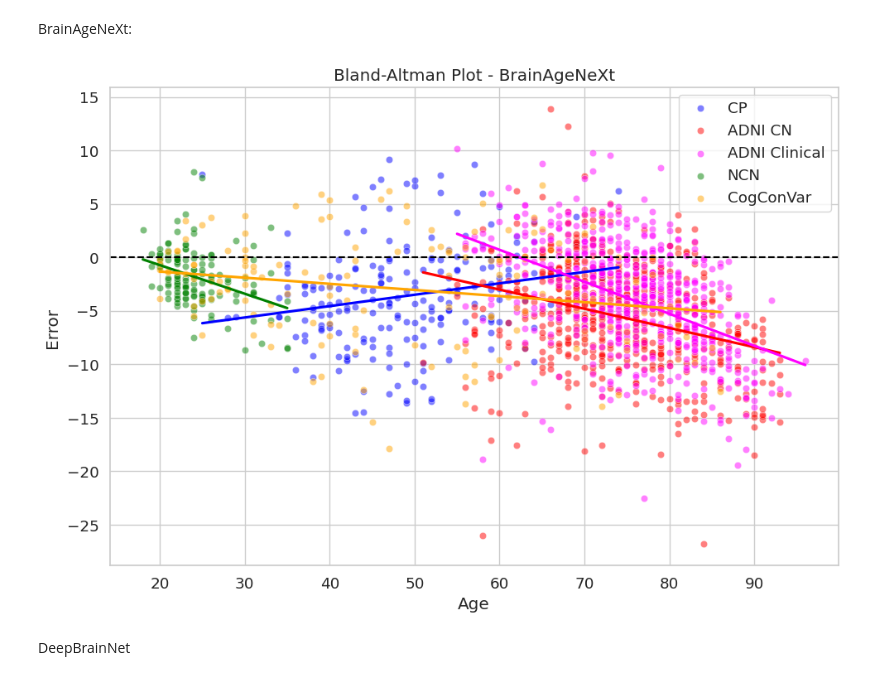
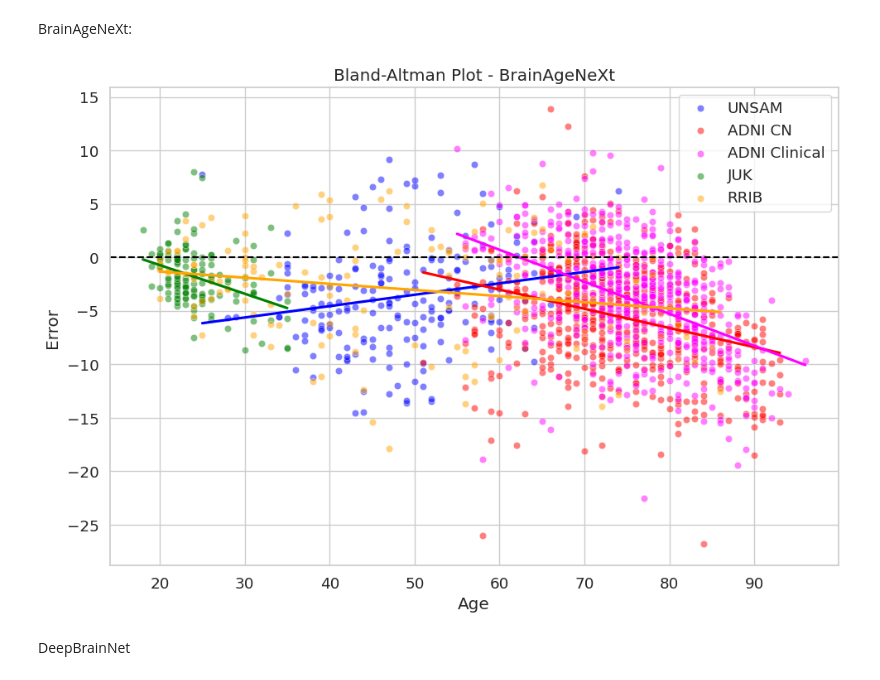
Before and after one commit to mabelzunce/brainage-models-benchmark, a Jupyter notebook: results/bland-altman.ipynb, the cells around one changed output. Cells and saved outputs as stored; diff of their text form; code cells hidden in the pictures.

```diff
--- a/results/bland-altman.ipynb
+++ b/results/bland-altman.ipynb
@@ -84,13 +84,13 @@ lower_limit_BANCogConVar = mean_diff_BANCogConVar - 1.96 * std_diff_BANCogConVar
 # %%
 # Eliminar nulos
-BAN_CP = BAN_CP.dropna(subset=['Error', 'mean'])
+BAN_UNSAM = BAN_UNSAM.dropna(subset=['Error', 'mean'])
 BAN_ADNI = BAN_ADNI.dropna(subset=['Error', 'mean'])
-BAN_NCN = BAN_NCN.dropna(subset=['Error', 'mean'])
-BAN_CogConVar = BAN_CogConVar.dropna(subset=['Error', 'mean'])
+BAN_JUK = BAN_JUK.dropna(subset=['Error', 'mean'])
+BAN_RRIB = BAN_RRIB.dropna(subset=['Error', 'mean'])
 
-# Regressión BAN_CP
-slope_BANCP, intercept_BANCP = np.polyfit(BAN_CP['Edad'], BAN_CP['Error'], 1)
-tendencia_BANCP = slope_BANCP * BAN_CP['Edad'] + intercept_BANCP
+# Regressión BAN_UNSAM
+slope_BANUNSAM, intercept_BANUNSAM = np.polyfit(BAN_UNSAM['Edad'], BAN_UNSAM['Error'], 1)
+tendencia_BANUNSAM = slope_BANUNSAM * BAN_UNSAM['Edad'] + intercept_BANUNSAM
 
 # Regressión BAN_ADNICN
 slope_BANADNICN, intercept_BANADNICN = np.polyfit(BAN_ADNI[BAN_ADNI['Group']=='CN']['Age'], BAN_ADNI[BAN_ADNI['Group']=='CN']['Error'], 1)
@@ -100,49 +100,49 @@ tendencia_BANADNICN = slope_BANADNICN * BAN_ADNI[BAN_ADNI['Group']=='CN']['Age']
 slope_BANADNIcli, intercept_BANADNIcli = np.polyfit(BAN_ADNI[BAN_ADNI['Group']!='CN']['Age'], BAN_ADNI[BAN_ADNI['Group']!='CN']['Error'], 1)
 tendencia_BANADNIcli = slope_BANADNIcli * BAN_ADNI[BAN_ADNI['Group']!='CN']['Age'] + intercept_BANADNIcli
 
-# Regressión BAN_NCN
-slope_BANNCN, intercept_BANNCN = np.polyfit(BAN_NCN['age'], BAN_NCN['Error'], 1)
-tendencia_BANNCN = slope_BANNCN * BAN_NCN['age'] + intercept_BANNCN
+# Regressión BAN_JUK
+slope_BANJUK, intercept_BANJUK = np.polyfit(BAN_JUK['age'], BAN_JUK['Error'], 1)
+tendencia_BANJUK = slope_BANJUK * BAN_JUK['age'] + intercept_BANJUK
 
-# Regressión BAN_CogConVar
-slope_BANCogConVar, intercept_BANCogConVar = np.polyfit(BAN_CogConVar['age'], BAN_CogConVar['Error'], 1)
-tendencia_BANCogConVar = slope_BANCogConVar * BAN_CogConVar['age'] + intercept_BANCogConVar
+# Regressión BAN_RRIB
+slope_BANRRIB, intercept_BANRRIB = np.polyfit(BAN_RRIB['age'], BAN_RRIB['Error'], 1)
+tendencia_BANRRIB = slope_BANRRIB * BAN_RRIB['age'] + intercept_BANRRIB
 # %%
 plt.figure(figsize=(10, 7))
 sns.set(style="whitegrid", font_scale=1.2)
 
 # --- Scatter + línea de tendencia para cada cohorte ---
-# CP
-sns.scatterplot(data=BAN_CP, x='Edad', y='Error', color='blue', label='CP', alpha=0.5)
-sns.regplot(data=BAN_CP, x='Edad', y='Error', scatter=False, color='blue', ci=None)
+# UNSAM
+sns.scatterplot(data=BAN_UNSAM, x='Edad', y='Error', color='blue', label='UNSAM', alpha=0.5)
+sns.regplot(data=BAN_UNSAM, x='Edad', y='Error', scatter=False, color='blue', ci=None)
 
 # ADNI CN
 sns.scatterplot(data=BAN_ADNI[BAN_ADNI['Group'] == 'CN'], x='Age', y='Error', color='red', label='ADNI CN', alpha=0.5)
 sns.regplot(data=BAN_ADNI[BAN_ADNI['Group'] == 'CN'], x='Age', y='Error', scatter=False, color='red', ci=None)
 
 # ADNI Clinical
 sns.scatterplot(data=BAN_ADNI[BAN_ADNI['Group'] != 'CN'], x='Age', y='Error', color='magenta', label='ADNI Clinical', alpha=0.5)
 sns.regplot(data=BAN_ADNI[BAN_ADNI['Group'] != 'CN'], x='Age', y='Error', scatter=False, color='magenta', ci=None)
 
-# NCN
-sns.scatterplot(data=BAN_NCN, x='age', y='Error', color='green', label='NCN', alpha=0.5)
-sns.regplot(data=BAN_NCN, x='age', y='Error', scatter=False, color='green', ci=None)
+# JUK
+sns.scatterplot(data=BAN_JUK, x='age', y='Error', color='green', label='JUK', alpha=0.5)
+sns.regplot(data=BAN_JUK, x='age', y='Error', scatter=False, color='green', ci=None)
 
-# CogConVar
-sns.scatterplot(data=BAN_CogConVar, x='age', y='Error', color='orange', label='CogConVar', alpha=0.5)
-sns.regplot(data=BAN_CogConVar, x='age', y='Error', scatter=False, color='orange', ci=None)
+# RRIB
+sns.scatterplot(data=BAN_RRIB, x='age', y='Error', color='orange', label='RRIB', alpha=0.5)
+sns.regplot(data=BAN_RRIB, x='age', y='Error', scatter=False, color='orange', ci=None)
 
 # --- Líneas horizontales comunes (si querés una sola media de referencia) ---
 plt.axhline(0, color='black', linestyle='--')
 
 plt.title('Bland-Altman Plot - BrainAgeNeXt')
 plt.xlabel('Age')
 plt.ylabel('Error ')
 plt.grid(True)
 plt.tight_layout()
 plt.show()
 # %% [output]
-[figure, old version]
+[figure, new version]
 # %% [markdown]
 DeepBrainNet
 # %%
```
Also changed, not shown: parts of 17 cells of this notebook, 1 other file.
